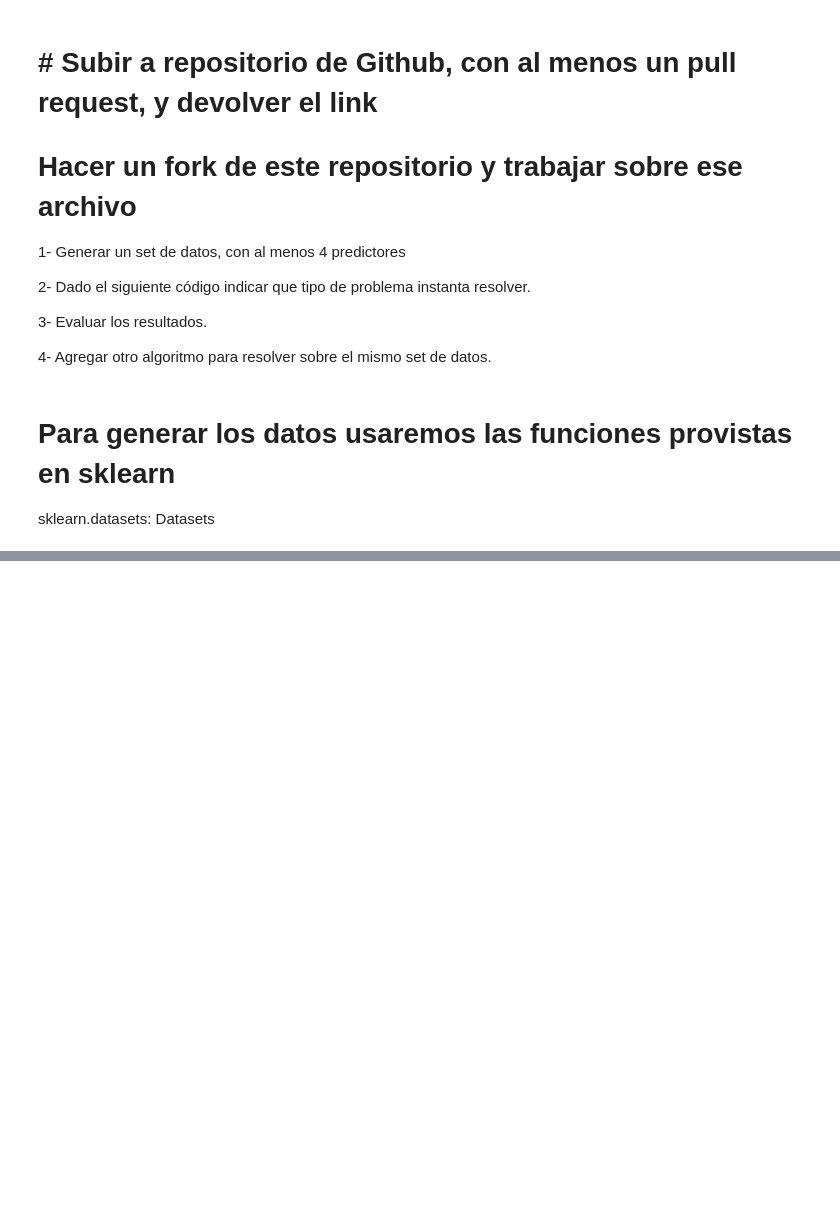
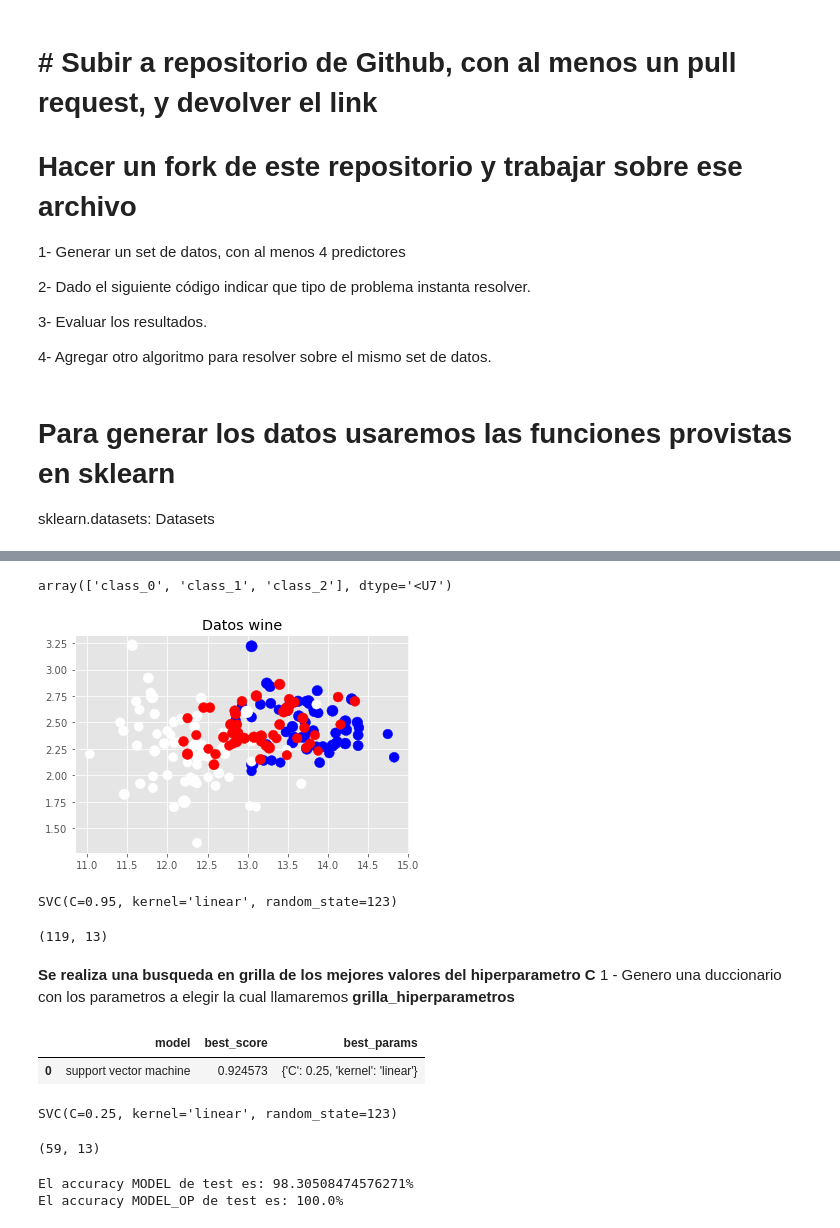
Before and after one commit to octagomez/Practico_191022, a Jupyter notebook: Examen V2.ipynb, the cells around one changed output, grey strips where cells are left out. Drawn from its saved outputs; the diff is of its cells as text; code cells hidden in the pictures; blank space fills up the shorter version.

Commit message:
Se completa el practico  con 2 modelos entrenados, MODELO sin optimizacion y otro con optimizacion MODELO_OP

```diff
--- a/Examen V2.ipynb
+++ b/Examen V2.ipynb
@@ -71,0 +81,13 @@ datos.head(3)
+# %%
+ # OPCION 2
+from sklearn.datasets import load_wine
+data2 = load_wine()
+
+# np.c_ is the numpy concatenate function
+# which is used to concat iris['data'] and iris['target'] arrays
+# for pandas column argument: concat iris['feature_names'] list
+# and string list (in this case one string); you can make this anything you'd like..
+# the original dataset would probably call this ['Species']
+data3 = pd.DataFrame(data= np.c_[data2['target'], data2['data']],
+                     columns= ['target'] + data2['feature_names'] )
+data3['target'].unique()
@@ -72,5 +112,15 @@ datos.head(3)
 # %%
-datos
+datos = data3
+# %%
+data2['target_names']
+# %% [output]
+array(['class_0', 'class_1', 'class_2'], dtype='<U7')
+# %%
+fig, ax = plt.subplots(figsize=(6,4))
+ax.scatter(datos.alcohol, datos.ash,datos.magnesium  , c=datos.target);
+ax.set_title("Datos wine");
+# %% [output]
+[figure, added]
 # %%
 # División de los datos en train y test
 # ==============================================================================
@@ -81,6 +135,9 @@ y = datos['y']
 # %%
 # Creación del modelo SVM lineal
 # ==============================================================================
-modelo = SVC(C = 0, kernel = 'linear', random_state=123)
+modelo = SVC(C = 0.95, kernel = 'linear', random_state=123)
 
 #PONER CODIGO AQUI
+modelo.fit(X_train, y_train)
+# %% [output]
+SVC(C=0.95, kernel='linear', random_state=123)
@@ -122,0 +144,7 @@ ax.set_title("Resultados clasificación SVM lineal");
+# %%
+X_train.shape
+# %% [output]
+(119, 13)
+# %% [markdown]
+**Se realiza una busqueda en grilla de los mejores valores del hiperparametro C**
+1 - Genero una duccionario con los parametros a elegir la cual llamaremos **grilla_hiperparametros**
@@ -123,3 +174,21 @@ ax.set_title("Resultados clasificación SVM lineal");
+# %%
+#Verificamos cual de los valores de los hiperparametros dio el mejor resultado
+pd.DataFrame(score,columns=['model','best_score','best_params'])
+# %% [output]
+|  | model | best_score | best_params |
+| 0 | support vector machine | 0.924573 | {'C': 0.25, 'kernel': 'linear'} |
+# %%
+# CREO UN NUEVO MODELO CON LOS PARAMETROS OPTIMIZADOS
+# Creación del modelo SVM lineal OPTIMIZADOS
+# ==============================================================================
+modelo_OP = SVC(C = 0.25, kernel = 'linear', random_state=123)
+modelo_OP.fit(X_train, y_train)
+# %% [output]
+SVC(C=0.25, kernel='linear', random_state=123)
+# %%
+X_test.shape
+# %% [output]
+(59, 13)
 # %%
 # Predicciones test
 # ==============================================================================
@@ -132,4 +214,8 @@ ax.set_title("Resultados clasificación SVM lineal");
 #PONER CODIGO AQUI
 
 print("")
-print(f"El accuracy de test es: {100*accuracy}%")
+print(f"El accuracy MODEL de test es: {100*accuracy_model}%")
+print(f"El accuracy MODEL_OP de test es: {100*accuracy_model_OP}%")
+# %% [output]
+El accuracy MODEL de test es: 98.30508474576271%
+El accuracy MODEL_OP de test es: 100.0%
```
Also changed, not shown: parts of 11 cells of this notebook.
